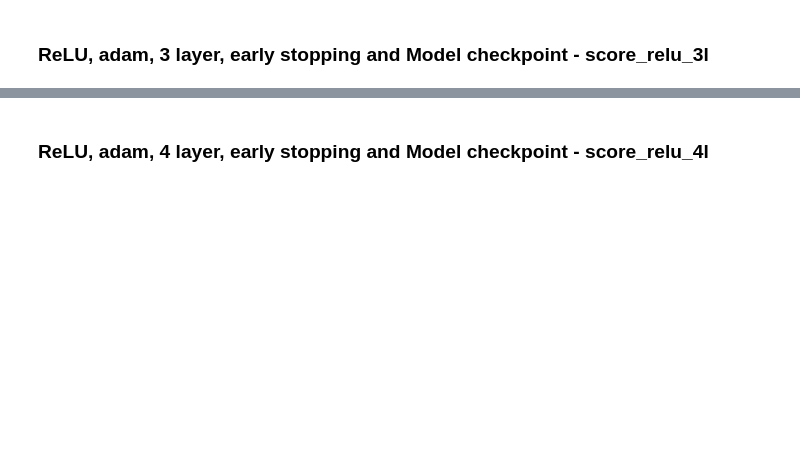
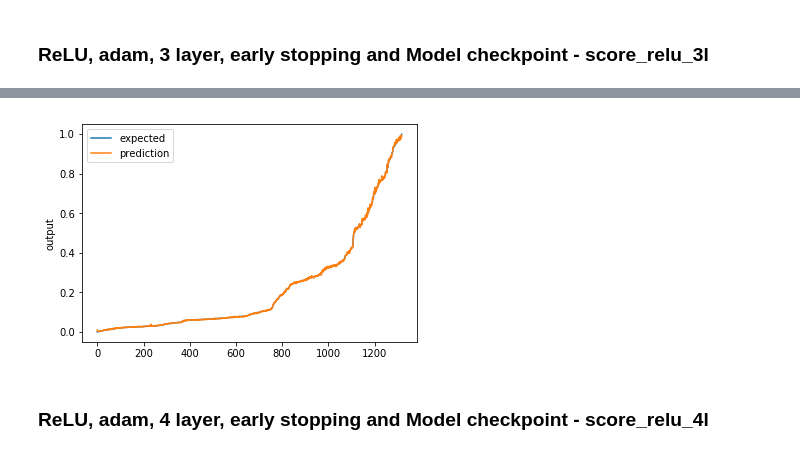
Before and after one commit to chandinin/AIML215, a Jupyter notebook: Project 4/Mini Project 4.ipynb, the cells around one changed output, grey strips where cells are left out. Drawn from its saved outputs; the diff is of its cells as text; code cells hidden in the pictures; blank space fills up the shorter version.

```diff
--- a/Project 4/Mini Project 4.ipynb
+++ b/Project 4/Mini Project 4.ipynb
@@ -228,17 +234,16 @@ R2 score: 1.00
 ### ReLU, adam, 3 layer, early stopping and Model checkpoint  - score_relu_3l
 # %%
 # set up checkpointer
-checkpointer_relu = ModelCheckpoint(filepath="./best_weights_relu_3l.hdf5", verbose=1, save_best_only=True)
+checkpointer_relu = ModelCheckpoint(filepath="./best_weights_relu_adam3l.hdf5", verbose=1, save_best_only=True)
 # %%
 for i in range(10):
     print(i)
 
     # Build network
-    model_reg_relu = Sequential()
-
+    model_relu = Sequential()
     model_relu.add(Dense(60, input_dim=x_train.shape[1], activation='relu'))
-    model_relu.add(Dense(30, activation='relu')) # Hidden 2
-    model_relu.add(Dense(10, activation='relu')) # Hidden 3
+    model_relu.add(Dense(30, activation='relu')) # Hidden 3
+    model_relu.add(Dense(10, activation='relu')) # Hidden 2
     model_relu.add(Dense(1)) # Output
     model_relu.compile(loss='mean_squared_error', optimizer='adam')
     monitor = EarlyStopping(monitor='val_loss', min_delta=1e-3, patience=5, verbose=1, mode='auto')
@@ -246,7 +251,7 @@ for i in range(10):
 
 print('Training finished...Loading the best model')
 print()
-model_reg_relu.load_weights('./best_weights_relu_3l.hdf5')
+model_relu.load_weights('./best_weights_relu_adam3l.hdf5')
 # %% [output]
 0
 Train on 3074 samples, validate on 1318 samples
@@ -279,4 +283,9 @@ Final score (RMSE): 0.004518930334597826
 R2 score: 1.00
+# %%
+#Regression lift Chart
+chart_regression(pred_hl_3.flatten(),y_test)
+# %% [output]
+[figure, added]
 # %% [markdown]
 ### ReLU, adam, 4 layer, early stopping and Model checkpoint  - score_relu_4l
 # %%
```
Also changed, not shown: parts of 118 cells of this notebook, 1 other file.
